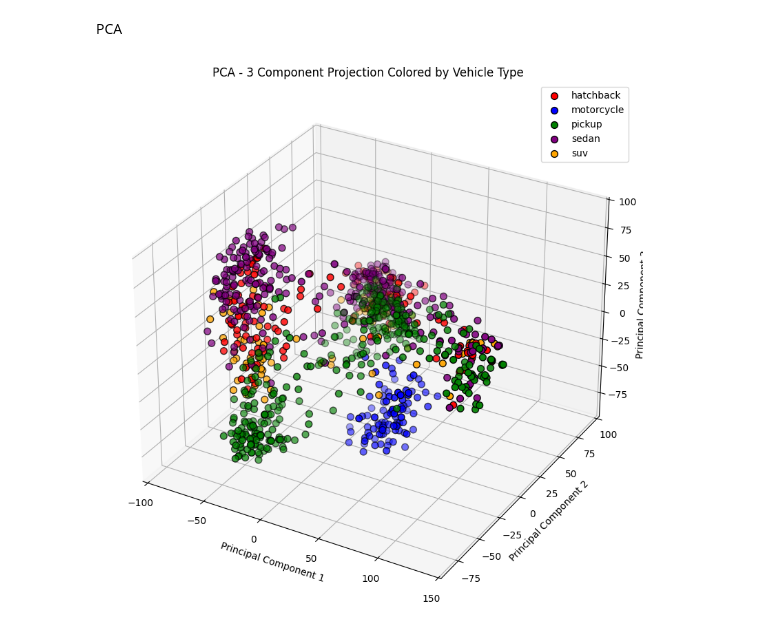
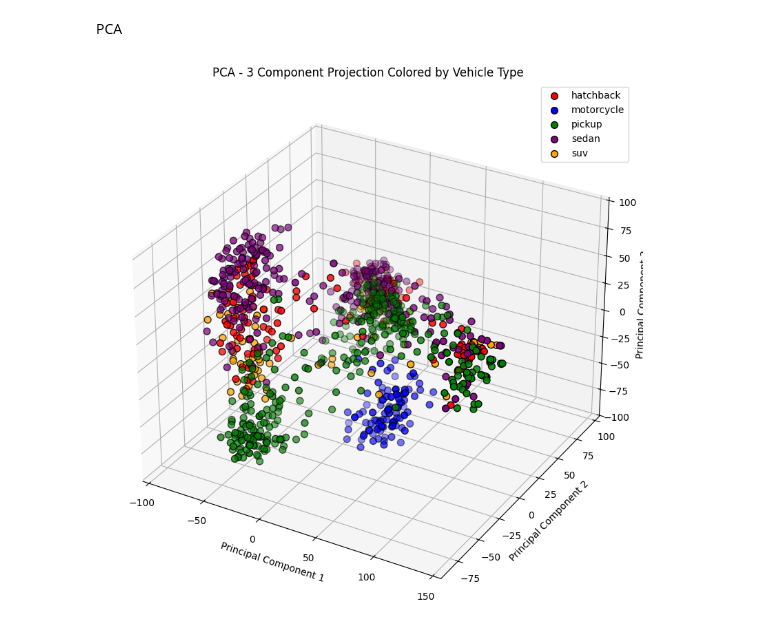
Before and after one commit to MollersThrane/IT3212-assignments, a Jupyter notebook: Assignment 4/preprocessing.ipynb, the cells around one changed output. Saved outputs shown, nothing was run; the diff lists cells and outputs as text; code cells hidden in the pictures.

Commit message:
add edges to features

```diff
--- a/Assignment 4/preprocessing.ipynb
+++ b/Assignment 4/preprocessing.ipynb
@@ -22,6 +22,7 @@ for v_type in vehicle_types:
             image = cv2.imread(file_path)
             image = cv2.resize(image, (image_x_size, image_y_size))
             image = cv2.cvtColor(image, cv2.COLOR_BGR2GRAY)
+            cv2.normalize(image, image, alpha=0, beta=255, norm_type=cv2.NORM_MINMAX)
             image = image / 255.0
             image = cv2.filter2D(image,-1, blur_kernel)
             images.loc[len(images)] = {"image": image, "type": v_type}
@@ -33,12 +34,12 @@ img_copy = images.copy(deep=True)
 # %% [output]
 [figure]
 Number of images 1310
-# %%
-images = img_copy.copy(deep=True)
 # %% [markdown]
 Feature extraction and selection
 # %%
 from skimage.feature import hog
+
+
 
 # Hog features
 def get_hog_features(row):
@@ -60,7 +61,6 @@ def get_hog_features(row):
     })
 
 images['hog_features'] = images.apply(get_hog_features, axis=1)
-print(images.head(1))
 
 # SIFT features
 shift_step_size = 8
@@ -75,6 +75,14 @@ def get_SIFT_descriptors(row):
     })
 
 images['sift_descriptors'] = images.apply(get_SIFT_descriptors, axis=1)
-print(images.head(1))
+
+def get_edges(row):
+    blurred_image = cv2.GaussianBlur(cv2.convertScaleAbs(row["image"] * 255.0), (5,5), 0)
+    edges = cv2.Canny(blurred_image, threshold1=50, threshold2=100)
+    return pd.Series({
+        "edges": edges / 255.0
+    })
+
+images['edges'] = images.apply(get_edges, axis=1)
 
 img_feat_copy = images.copy(deep=True)
@@ -95,5 +89,3 @@ img_feat_copy = images.copy(deep=True)
-# %%
-images = img_feat_copy.copy(deep=True)
 # %% [markdown]
 Split the data
 # %%
@@ -141,8 +133,10 @@ def expand_and_flatten_columns(df, columns):
     df_expanded = pd.concat([df.drop(columns=columns)] + expanded_dfs, axis=1)
     return df_expanded
 
+features_to_flatten = ["hog_features", "sift_descriptors", "edges"]
+
 # Expand and flatten the specified columns
-flattened_train = expand_and_flatten_columns(train_data, ["hog_features", "sift_descriptors"])
+flattened_train = expand_and_flatten_columns(train_data, features_to_flatten)
 
 # Standardize the data
 scaler = StandardScaler()
@@ -214,34 +208,34 @@ pca_df.drop(columns=["color"]).to_csv("./train_pca.csv", index=False)
 
 
 # Expand and flatten the specified columns
-flattened_test = expand_and_flatten_columns(test_data, ["hog_features", "sift_descriptors"])
+flattened_test = expand_and_flatten_columns(test_data, features_to_flatten)
 
 # Standardize the data
 scaled_test_data = scaler.transform(flattened_test)
 
 # Apply PCA to retain 80% of the variance
 test_pcs = pca.transform(scaled_test_data)
 
 # Create a DataFrame with the principal components
 pca_columns_test = [f'PC{i+1}' for i in range(test_pcs.shape[1])]
 pca_df_test = pd.DataFrame(data=test_pcs, columns=pca_columns_test)
 
 # Reverse one-hot encoding to get the 'type' column
 type_columns = ['type_hatchback', 'type_motorcycle', 'type_pickup', 'type_sedan', 'type_suv']
 test_validation_reset = test_validation.reset_index(drop=True)
 
 # Check for Missing Type Columns
 missing_cols = set(type_columns) - set(test_validation_reset.columns)
 if missing_cols:
     raise ValueError(f"The following type columns are missing in 'train_validation': {missing_cols}")
 
 # Ensure Only One Type is Active per Row
 if (test_validation_reset[type_columns].sum(axis=1) != 1).any():
     raise ValueError("Each row in 'train_validation' should have exactly one type active (one-hot encoded).")
 
 # Perform Reverse One-Hot Encoding
 pca_df_test['type'] = test_validation_reset[type_columns].idxmax(axis=1).str.replace('type_', '')
 
 pca_df_test.to_csv("./test_pca.csv", index=False)
 # %% [output]
-[figure, old version]
+[figure, new version]
```
Also changed, not shown: parts of 1 cell of this notebook.
